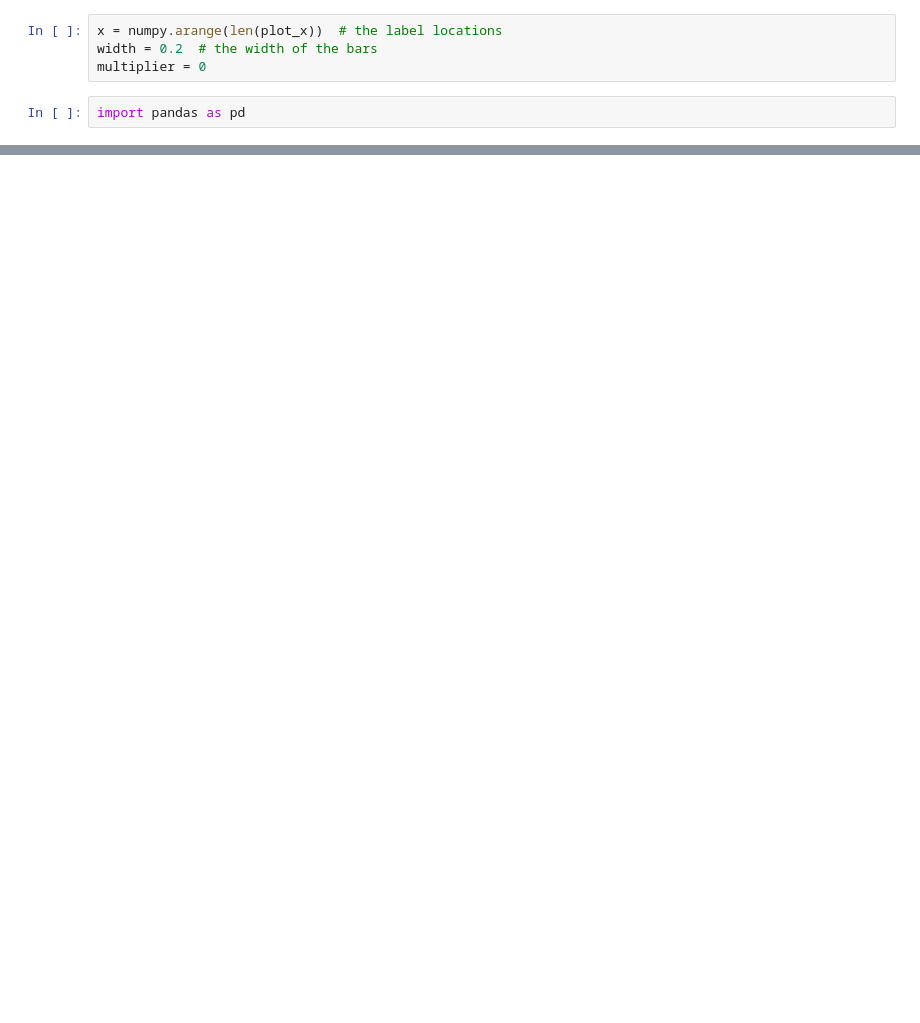
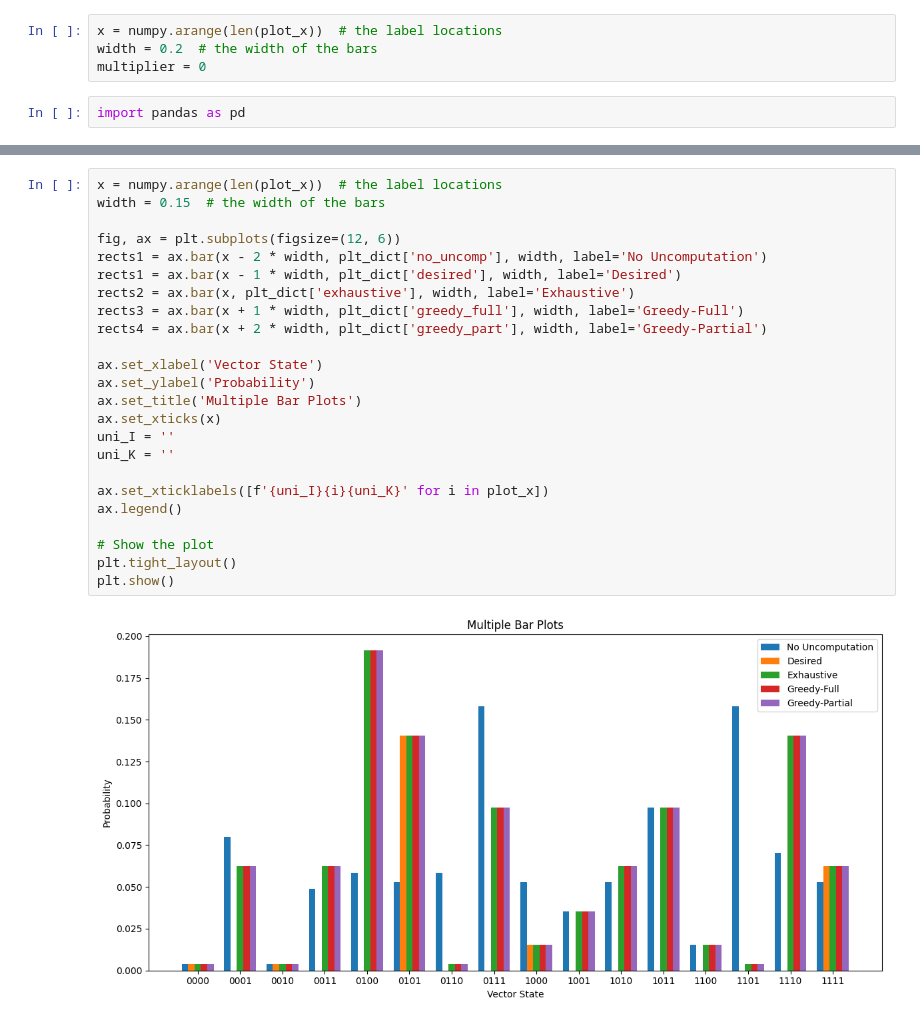
Before and after one commit to ashutiw2k/PartialUncomputation, a Jupyter notebook: notebooks/Statevector.ipynb, the cells around one changed output, grey strips where cells are left out. Drawn from its saved outputs; the diff is of its cells as text; blank space fills up the shorter version.

```diff
--- a/notebooks/Statevector.ipynb
+++ b/notebooks/Statevector.ipynb
@@ -104,0 +111,26 @@ plt.show()
+# %%
+x = numpy.arange(len(plot_x))  # the label locations
+width = 0.15  # the width of the bars
+
+fig, ax = plt.subplots(figsize=(12, 6))
+rects1 = ax.bar(x - 2 * width, plt_dict['no_uncomp'], width, label='No Uncomputation')
+rects1 = ax.bar(x - 1 * width, plt_dict['desired'], width, label='Desired')
+rects2 = ax.bar(x, plt_dict['exhaustive'], width, label='Exhaustive')
+rects3 = ax.bar(x + 1 * width, plt_dict['greedy_full'], width, label='Greedy-Full')
+rects4 = ax.bar(x + 2 * width, plt_dict['greedy_part'], width, label='Greedy-Partial')
+
+ax.set_xlabel('Vector State')
+ax.set_ylabel('Probability')
+ax.set_title('Multiple Bar Plots')
+ax.set_xticks(x)
+uni_I = ''
+uni_K = ''
+
+ax.set_xticklabels([f'{uni_I}{i}{uni_K}' for i in plot_x])
+ax.legend()
+
+# Show the plot
+plt.tight_layout()
+plt.show()
+# %% [output]
+[figure, added]
```
Also changed, not shown: parts of 9 cells of this notebook, 1 other file.
